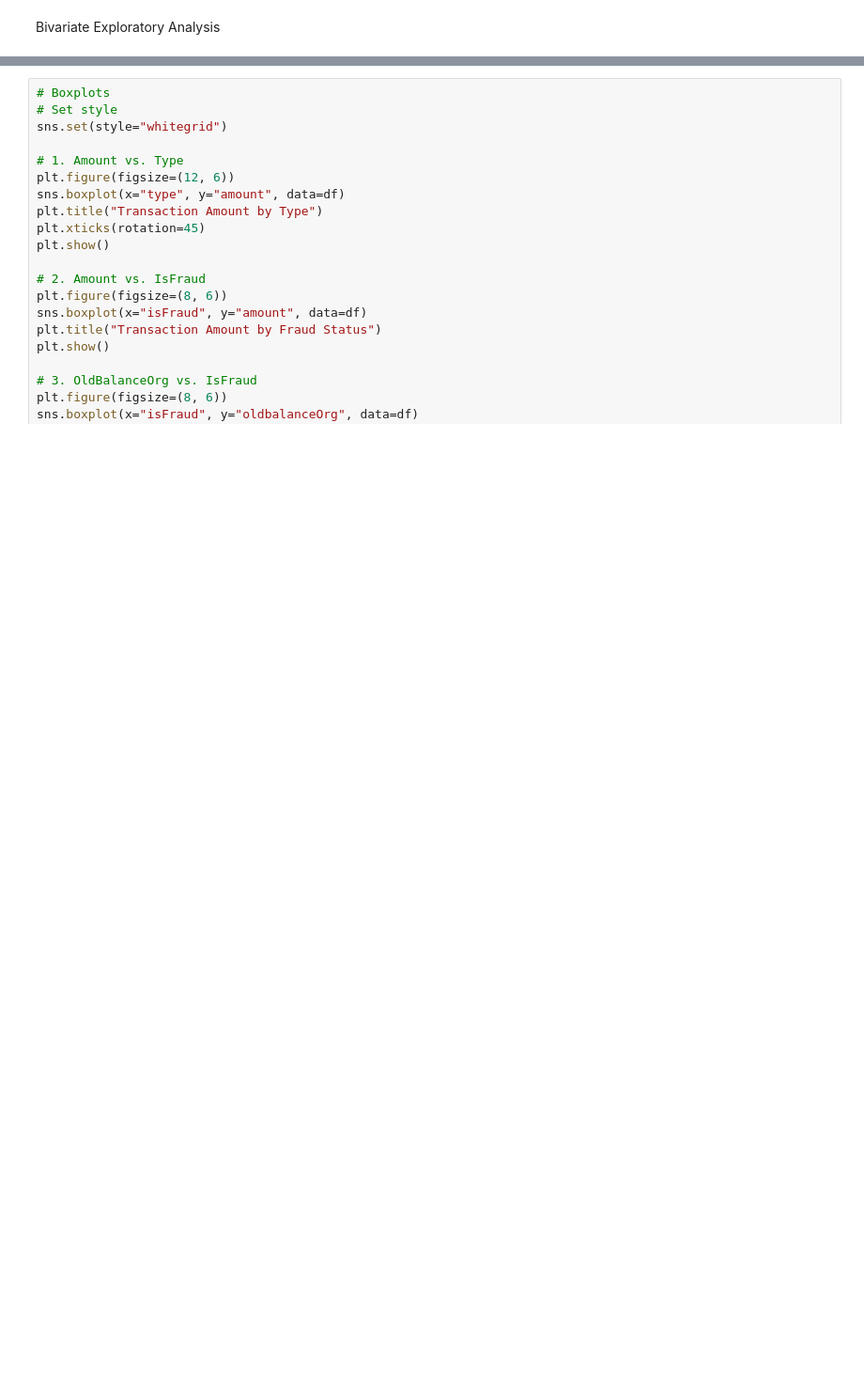
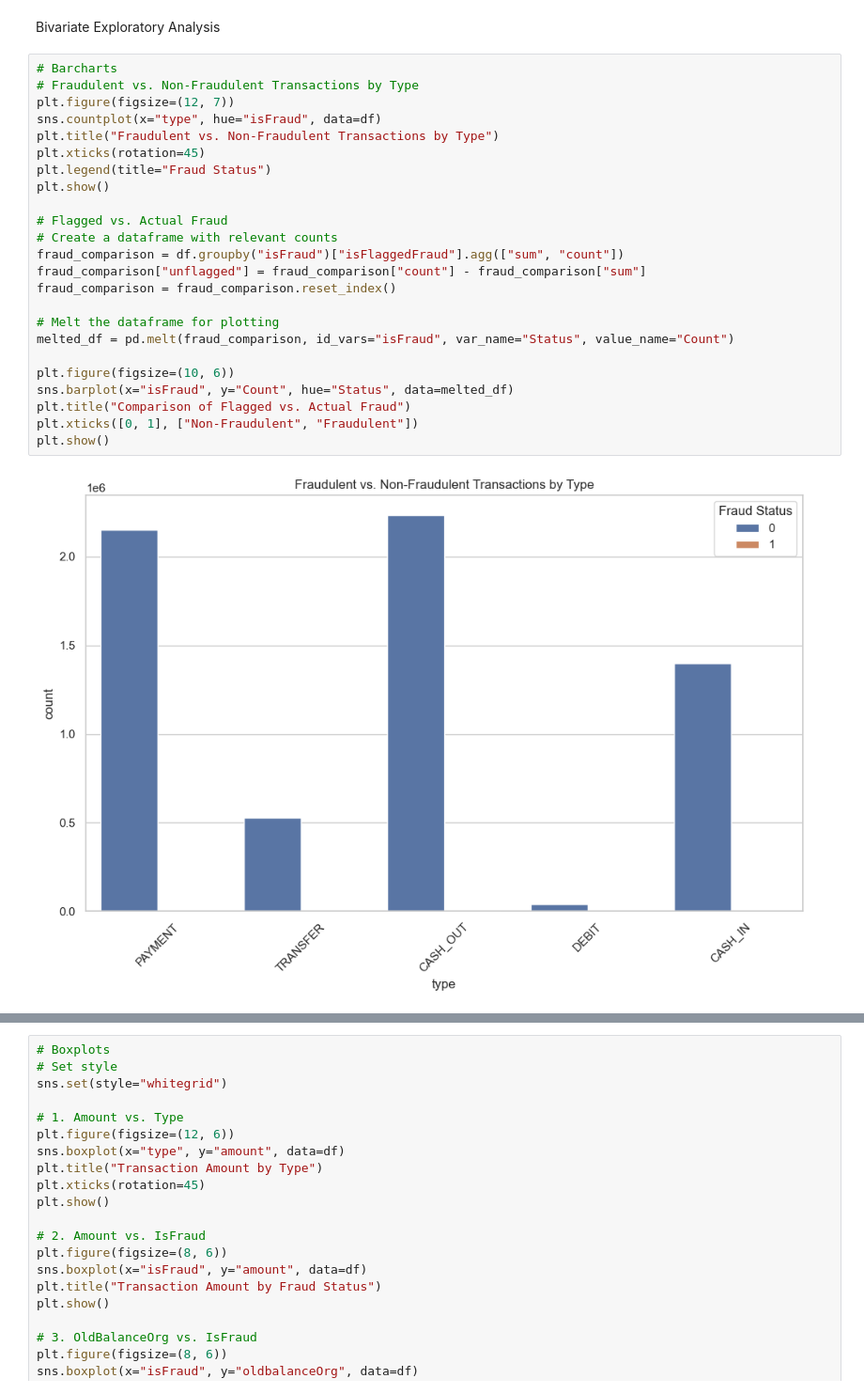
Before and after one commit to Seribii1o1/ML_Financial_Fraud_Detection, a Jupyter notebook: EDA.ipynb, the cells around one changed output, grey strips where cells are left out. Shown at 94% size. Cells and saved outputs as stored; diff of their text form; blank space fills up the shorter version.

```diff
--- a/EDA.ipynb
+++ b/EDA.ipynb
@@ -126,2 +147,28 @@ plt.show()
 # %% [markdown]
 Bivariate Exploratory Analysis
+# %%
+# Barcharts
+# Fraudulent vs. Non-Fraudulent Transactions by Type
+plt.figure(figsize=(12, 7))
+sns.countplot(x="type", hue="isFraud", data=df)
+plt.title("Fraudulent vs. Non-Fraudulent Transactions by Type")
+plt.xticks(rotation=45)
+plt.legend(title="Fraud Status")
+plt.show()
+
+# Flagged vs. Actual Fraud
+# Create a dataframe with relevant counts
+fraud_comparison = df.groupby("isFraud")["isFlaggedFraud"].agg(["sum", "count"])
+fraud_comparison["unflagged"] = fraud_comparison["count"] - fraud_comparison["sum"]
+fraud_comparison = fraud_comparison.reset_index()
+
+# Melt the dataframe for plotting
+melted_df = pd.melt(fraud_comparison, id_vars="isFraud", var_name="Status", value_name="Count")
+
+plt.figure(figsize=(10, 6))
+sns.barplot(x="isFraud", y="Count", hue="Status", data=melted_df)
+plt.title("Comparison of Flagged vs. Actual Fraud")
+plt.xticks([0, 1], ["Non-Fraudulent", "Fraudulent"])
+plt.show()
+# %% [output]
+[figure, added]
```
Also changed, not shown: parts of 2 cells of this notebook.
